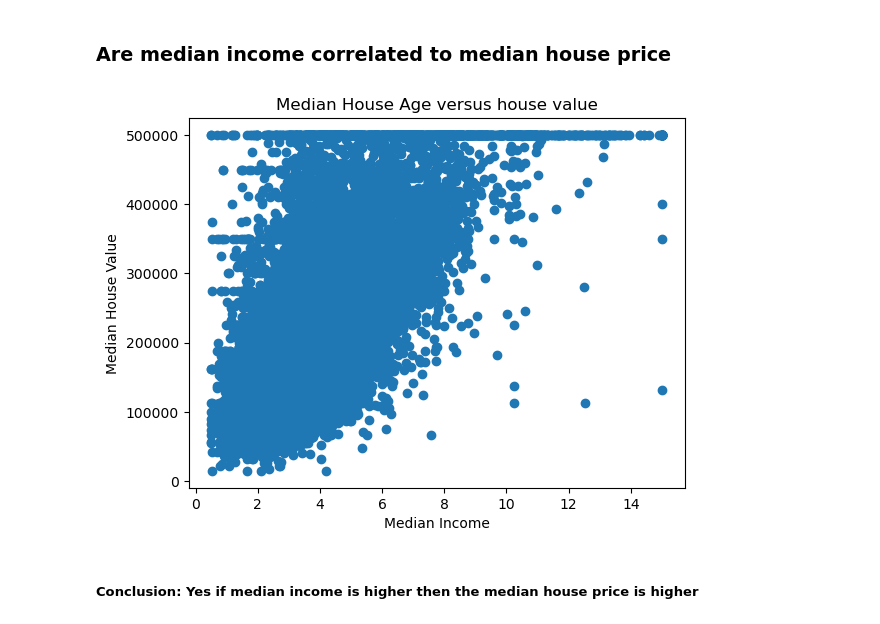
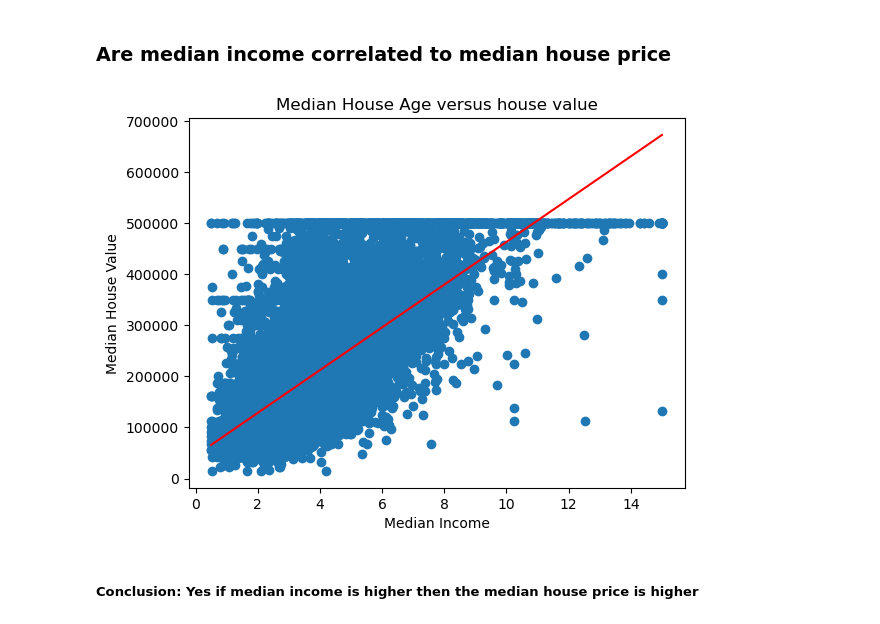
Before and after one commit to adbkp/NBI, a Jupyter notebook: Projektarbete NBI.ipynb, the cells around one changed output. Drawn from its saved outputs; the diff is of its cells as text; code cells hidden in the pictures.

```diff
--- a/Projektarbete NBI.ipynb
+++ b/Projektarbete NBI.ipynb
@@ -111,16 +180,21 @@ plt.show()
 # %%
 sorted_trimhouse = trimhouse.sort_values(by='median_income')
 x = sorted_trimhouse['median_income']
 y = sorted_trimhouse['median_house_value']
 
+# Calculate the correlation line using NumPy
+slope, intercept = np.polyfit(x, y, 1)  # Degree 1 for linear fit
+line = slope * x + intercept
+
 fig, ax1 = plt.subplots()
 ax1.scatter(x,y)
+plt.plot(x, line, color='red', label=f'Best fit line (slope={slope:.2f})')
 plt.xlabel('Median Income')
 plt.ylabel('Median House Value')
 plt.title('Median House Age versus house value')
 plt.show()
 # %% [output]
-[figure, old version]
+[figure, new version]
 # %% [markdown]
 ##### Conclusion: Yes if median income is higher then the median house price is higher
 # %% [markdown]
```
Also changed, not shown: parts of 9 cells of this notebook.
